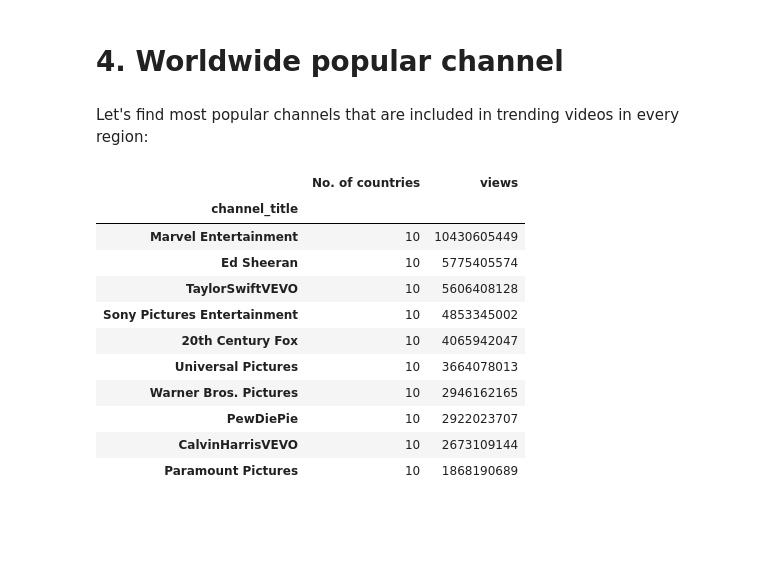
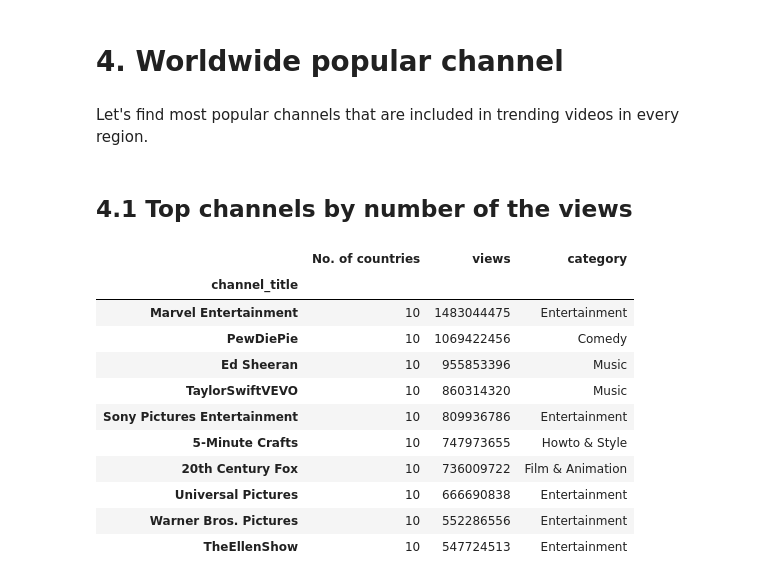
Before and after one commit to Eugeniy-Makarevich/Youtube-trending-videos, a Jupyter notebook: youtube_videos.ipynb, the cells around one changed output. Drawn from its saved outputs; the diff is of its cells as text; code cells hidden in the pictures; blank space fills up the shorter version.

Commit message:
4.3 category added

```diff
--- a/youtube_videos.ipynb
+++ b/youtube_videos.ipynb
@@ -506,23 +523,26 @@ Russian and Mexican people actively comment videos they have liked/disliked.
 # %% [markdown]
 # 4. Worldwide popular channel
 # %% [markdown]
-Let's find most popular channels that are included in trending videos in every region:
+Let's find most popular channels that are included in trending videos in every region.
+# %% [markdown]
+## 4.1 Top channels by number of the views
 # %%
 df1 = df.sort_values(by='trending_date', ascending=False)
-df1 = df1.drop_duplicates(['video_id', 'title','country'], keep='first')
-df1 = df.groupby('channel_title').agg({'country': 'nunique','views': 'sum'})
+df1 = df1.drop_duplicates(['video_id', 'title', 'country'], keep='first')
+df1 = df1.groupby('channel_title').agg({'country': 'nunique', 'views': 'sum',
+                                       'category': lambda x: x.mode()})
 df1.rename(columns={'country': 'No. of countries'}, inplace=True)
 df1.sort_values(by=['No. of countries', 'views'], ascending=False).head(10)
 # %% [output]
-|  | No. of countries | views |
-| channel_title |  |  |
-| Marvel Entertainment | 10 | 10430605449 |
-| Ed Sheeran | 10 | 5775405574 |
-| TaylorSwiftVEVO | 10 | 5606408128 |
-| Sony Pictures Entertainment | 10 | 4853345002 |
-| 20th Century Fox | 10 | 4065942047 |
-| Universal Pictures | 10 | 3664078013 |
-| Warner Bros. Pictures | 10 | 2946162165 |
-| PewDiePie | 10 | 2922023707 |
-| CalvinHarrisVEVO | 10 | 2673109144 |
-| Paramount Pictures | 10 | 1868190689 |
+|  | No. of countries | views | category |
+| channel_title |  |  |  |
+| Marvel Entertainment | 10 | 1483044475 | Entertainment |
+| PewDiePie | 10 | 1069422456 | Comedy |
+| Ed Sheeran | 10 | 955853396 | Music |
+| TaylorSwiftVEVO | 10 | 860314320 | Music |
+| Sony Pictures Entertainment | 10 | 809936786 | Entertainment |
+| 5-Minute Crafts | 10 | 747973655 | Howto & Style |
+| 20th Century Fox | 10 | 736009722 | Film & Animation |
+| Universal Pictures | 10 | 666690838 | Entertainment |
+| Warner Bros. Pictures | 10 | 552286556 | Entertainment |
+| TheEllenShow | 10 | 547724513 | Entertainment |
```
Also changed, not shown: parts of 18 cells of this notebook.
